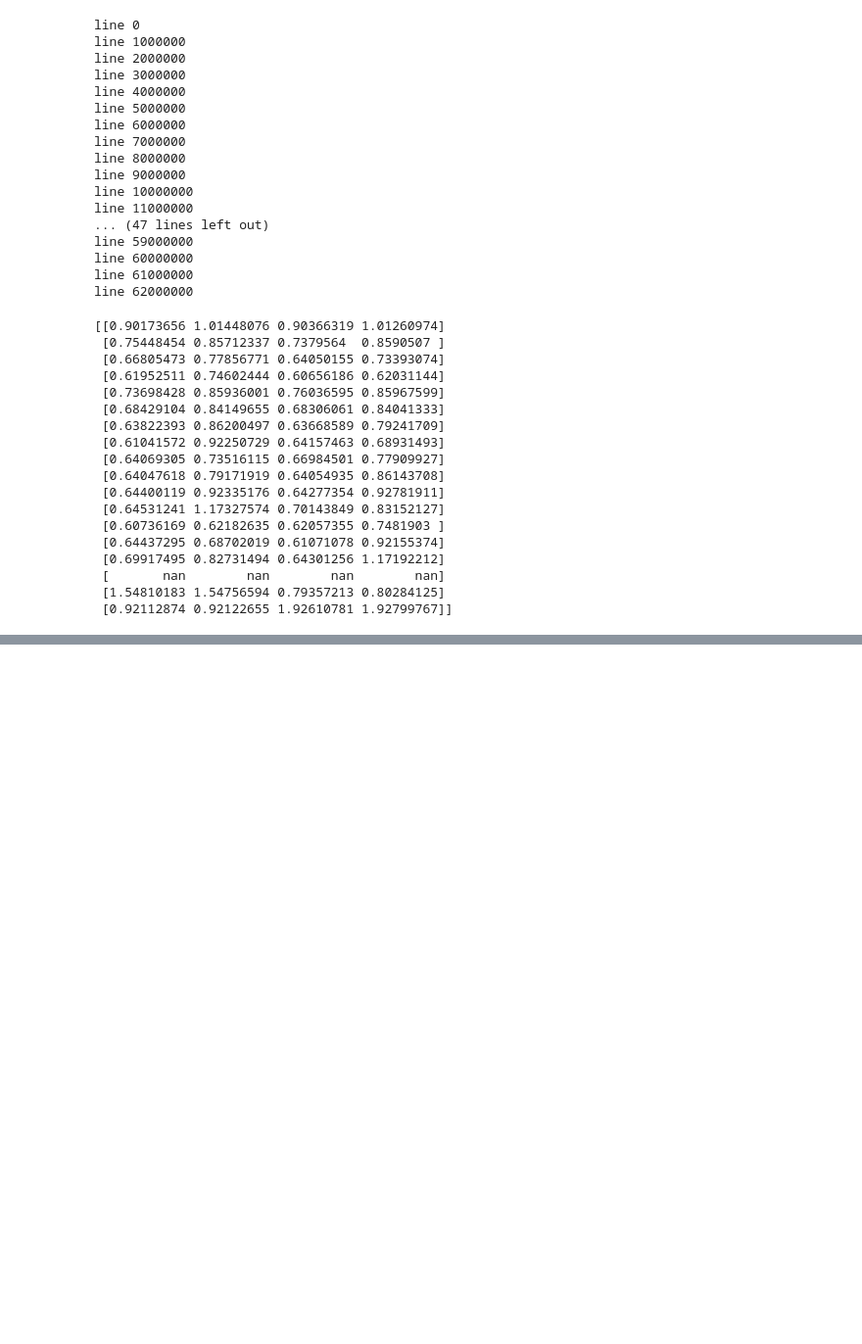
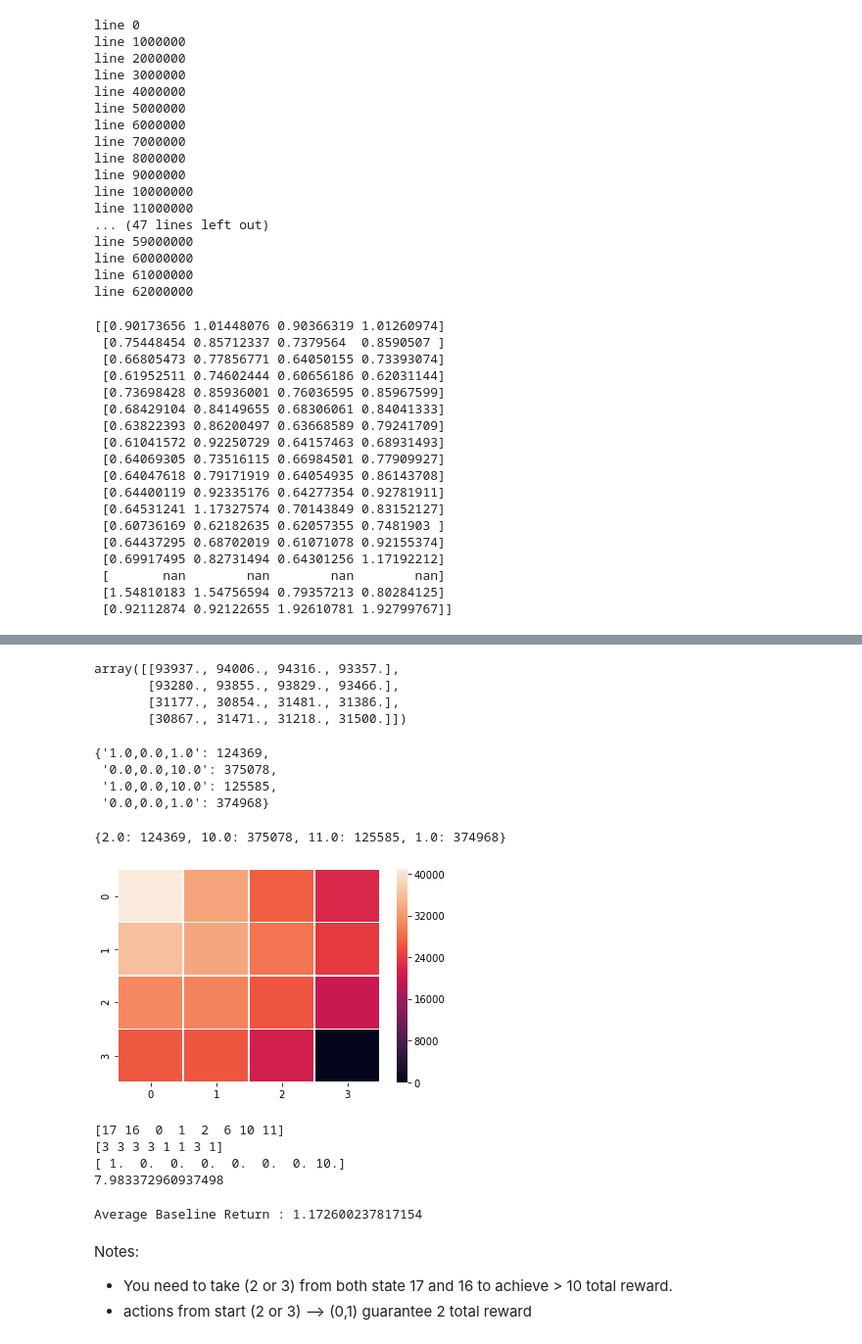
Before and after one commit to mfclinton/rl-policy-improvement, a Jupyter notebook: DataExploration.ipynb, the cells around one changed output, grey strips where cells are left out. Shown at 98% size. Cells and saved outputs as stored; diff of their text form; code cells hidden in the pictures; blank space fills up the shorter version.

Commit message:
reward analysis

```diff
--- a/DataExploration.ipynb
+++ b/DataExploration.ipynb
@@ -61,6 +63,9 @@ print(avg_returns)
 # %%
 visit_count = np.zeros((num_states,num_states,num_actions))
 for traj in histories:
+    reward_sum = traj["Rt"].sum()
+    if(reward_sum == 1):
+        continue
     cur_states = traj["St"][:-1]
     next_states = traj["St"][1:]
     actions = traj["At"][:-1]
@@ -137,0 +123,58 @@ array([[     0.,      0., 575844.,      0.],
+# %%
+test_list = np.zeros((4,4))
+possible_rewards = {}
+initial_rewards = {}
+heatmap = np.zeros((num_actions,num_actions,num_actions, 4,4))
+for traj in histories:
+    reward_sum = traj["Rt"].sum()
+    possible_rewards.setdefault(reward_sum, 0)
+    possible_rewards[reward_sum] += 1
+    states = traj["St"][2:]
+    A_states_17 = traj["At"][0]
+    A_states_16 = traj["At"][1]
+    R_states_17 = traj["Rt"][0]
+    R_states_16 = traj["Rt"][1]
+    last_reward = traj["Rt"][-1]
+
+
+#     if(reward_sum != 2 and (A_states_17 == 2 or A_states_17 == 3) and (A_states_16 == 0 or A_states_16 == 1)):
+#         print("wow")
+
+#     if(reward_sum != 11):
+#         continue
+    test_list[A_states_17, A_states_16] += 1
+    key = str(R_states_17) + "," + str(R_states_16) + "," + str(last_reward)
+    initial_rewards.setdefault(key, 0)
+    initial_rewards[key] += 1
+
+    actions = traj["At"][2:]
+
+    x_cords = states // 4
+    y_cords = states % 4
+    heatmap[A_states_17, A_states_16, actions, x_cords,y_cords] += reward_sum
+# %%
+test_list
+# %% [output]
+array([[93937., 94006., 94316., 93357.],
+       [93280., 93855., 93829., 93466.],
+       [31177., 30854., 31481., 31386.],
+       [30867., 31471., 31218., 31500.]])
+# %%
+initial_rewards
+# %% [output]
+{'1.0,0.0,1.0': 124369,
+ '0.0,0.0,10.0': 375078,
+ '1.0,0.0,10.0': 125585,
+ '0.0,0.0,1.0': 374968}
+# %%
+possible_rewards
+# %% [output]
+{2.0: 124369, 10.0: 375078, 11.0: 125585, 1.0: 374968}
+# %%
+a_17 = 3
+a_16 = 1
+a = 0
+ax1 = sns.heatmap(heatmap[a_17,a_16,a], linewidth=0.5)
+plt.show()
+# %% [output]
+[figure, added]
@@ -137,0 +186,18 @@ array([[     0.,      0., 575844.,      0.],
+# %%
+print(max_traj["St"])
+print(max_traj["At"])
+print(max_traj["Rt"])
+print(max_traj["return"])
+# %% [output]
+[17 16  0  1  2  6 10 11]
+[3 3 3 3 1 1 3 1]
+[ 1.  0.  0.  0.  0.  0.  0. 10.]
+7.983372960937498
+# %%
+avg_exploratory_J = GetAverageReturn(histories)
+# %% [output]
+Average Baseline Return : 1.172600237817154
+# %% [markdown]
+Notes:
+- You need to take (2 or 3) from both state 17 and 16 to achieve > 10 total reward.
+- actions from start (2 or 3) --> (0,1) guarantee 2 total reward
```
Also changed, not shown: parts of 5 cells of this notebook, 5 other files.
